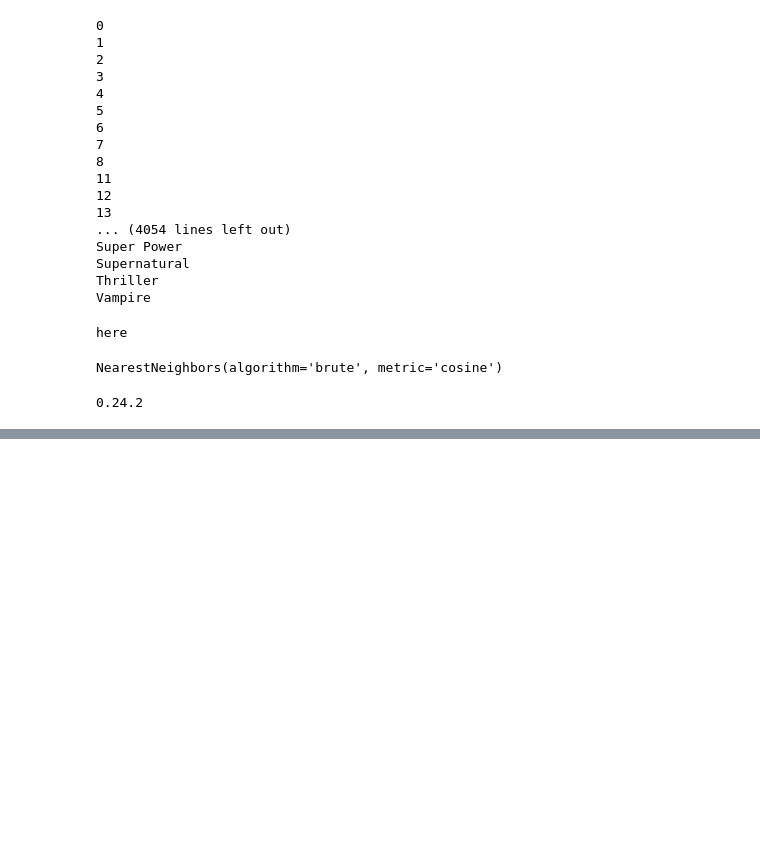
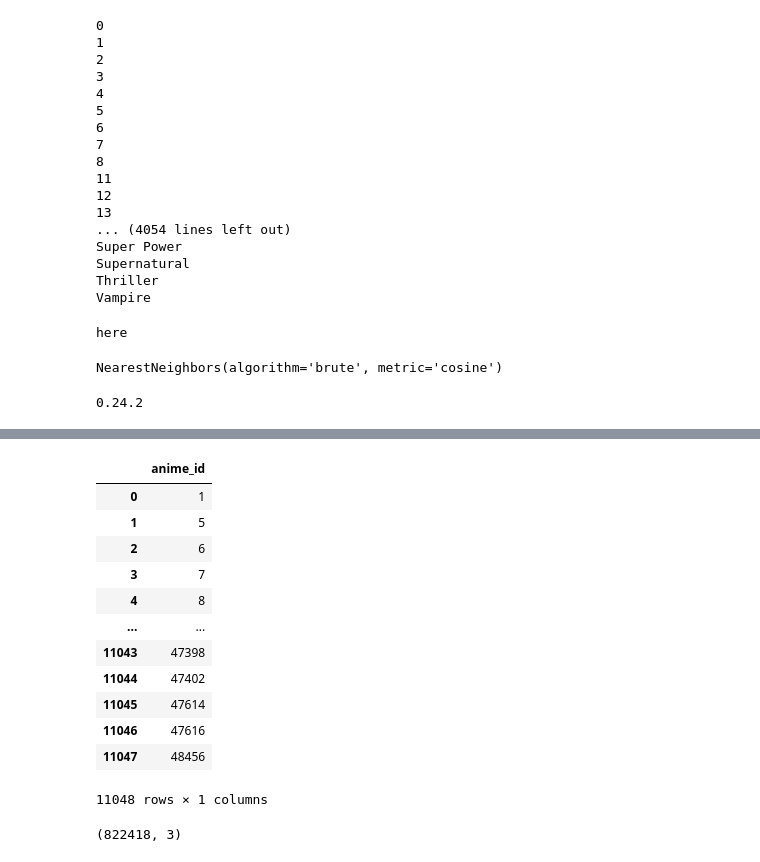
Before and after one commit to mijkami/Anime_Map, a Jupyter notebook: notebooks/prep before google.ipynb, the cells around one changed output, grey strips where cells are left out. Saved outputs shown, nothing was run; the diff lists cells and outputs as text; code cells hidden in the pictures; blank space fills up the shorter version.

```diff
--- a/notebooks/prep before google.ipynb
+++ b/notebooks/prep before google.ipynb
@@ -198,0 +201,18 @@ joblib.load('../data/anime_name_pivot_df.joblib')
+# %%
+df_id_PG = get_anime()[['anime_id']]
+# %%
+df_id_PG
+# %% [output]
+|  | anime_id |
+| 0 | 1 |
+| 1 | 5 |
+| 2 | 6 |
+| 3 | 7 |
+| 4 | 8 |
+| ... | ... |
+| 11043 | 47398 |
+| 11044 | 47402 |
+| 11045 | 47614 |
+| 11046 | 47616 |
+| 11047 | 48456 |
+11048 rows × 1 columns
@@ -198,0 +223,4 @@ joblib.load('../data/anime_name_pivot_df.joblib')
+# %%
+df_vote.shape
+# %% [output]
+(822418, 3)
```
Also changed, not shown: parts of 17 cells of this notebook, 2 other files.
